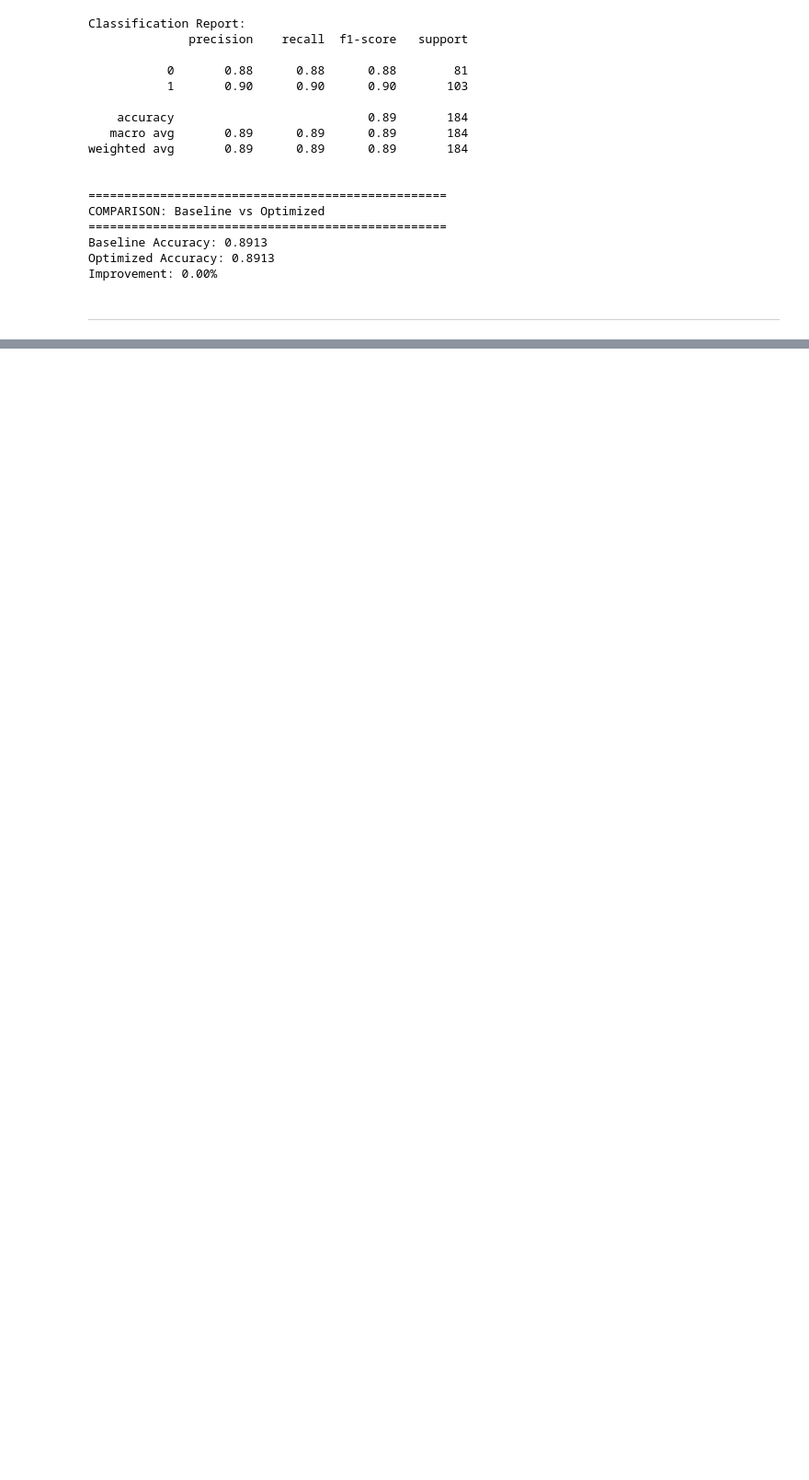
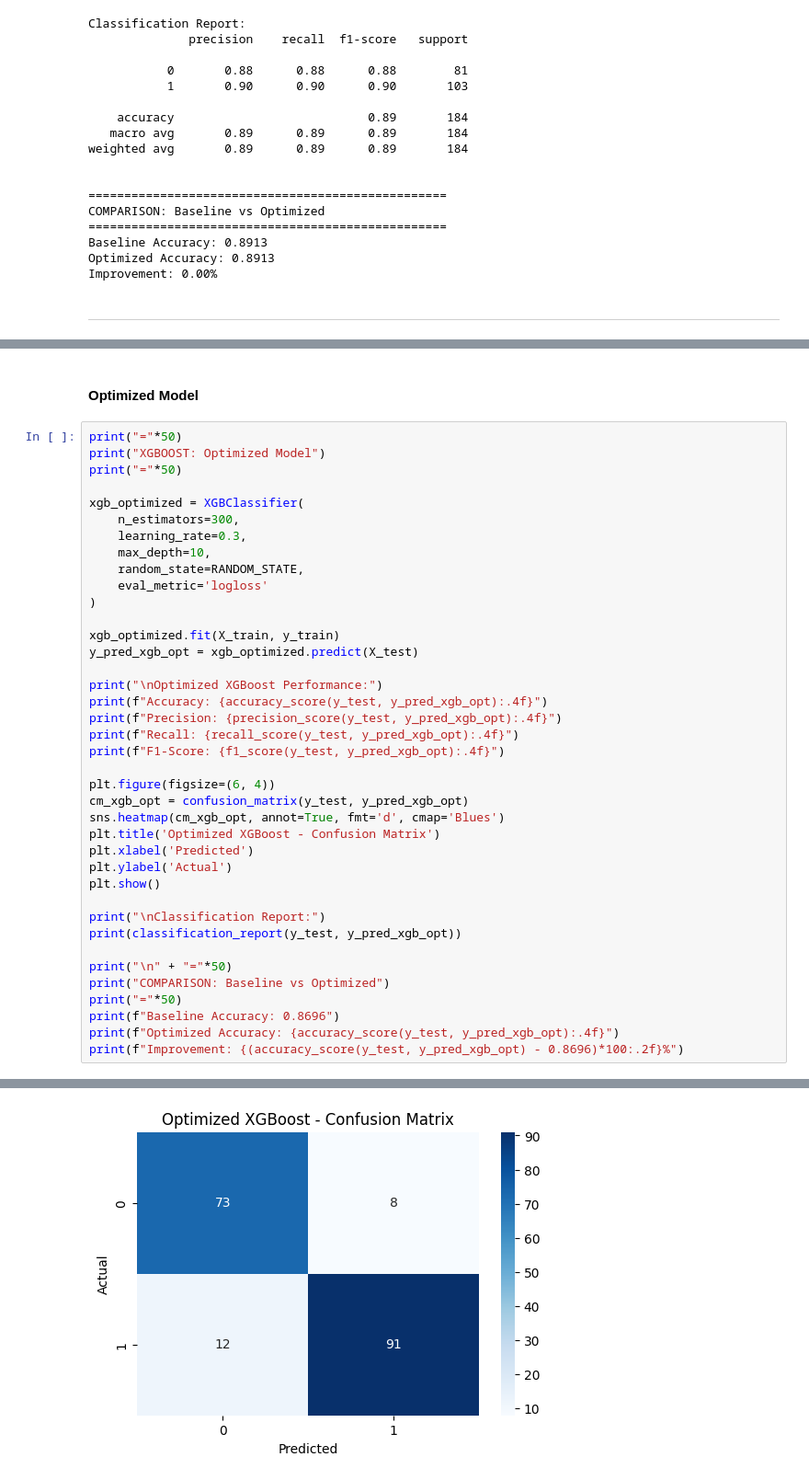
Before and after one commit to saumyashah0510/MachineLearning, a Jupyter notebook: Basic libraries/scikit learn/Projects/Cardiovascular_disease_classifier.ipynb, the cells around one changed output, grey strips where cells are left out. Shown at 92% size. Cells and saved outputs as stored; diff of their text form; blank space fills up the shorter version.

```diff
--- a/Basic libraries/scikit learn/Projects/Cardiovascular_disease_classifier.ipynb
+++ b/Basic libraries/scikit learn/Projects/Cardiovascular_disease_classifier.ipynb
@@ -672,0 +843,42 @@ Improvement: 0.00%
+# %% [markdown]
+#### Optimized Model
+# %%
+print("="*50)
+print("XGBOOST: Optimized Model")
+print("="*50)
+
+xgb_optimized = XGBClassifier(
+    n_estimators=300,
+    learning_rate=0.3,
+    max_depth=10,
+    random_state=RANDOM_STATE,
+    eval_metric='logloss'
+)
+
+xgb_optimized.fit(X_train, y_train)
+y_pred_xgb_opt = xgb_optimized.predict(X_test)
+
+print("\nOptimized XGBoost Performance:")
+print(f"Accuracy: {accuracy_score(y_test, y_pred_xgb_opt):.4f}")
+print(f"Precision: {precision_score(y_test, y_pred_xgb_opt):.4f}")
+print(f"Recall: {recall_score(y_test, y_pred_xgb_opt):.4f}")
+print(f"F1-Score: {f1_score(y_test, y_pred_xgb_opt):.4f}")
+
+plt.figure(figsize=(6, 4))
+cm_xgb_opt = confusion_matrix(y_test, y_pred_xgb_opt)
+sns.heatmap(cm_xgb_opt, annot=True, fmt='d', cmap='Blues')
+plt.title('Optimized XGBoost - Confusion Matrix')
+plt.xlabel('Predicted')
+plt.ylabel('Actual')
+plt.show()
+
+print("\nClassification Report:")
+print(classification_report(y_test, y_pred_xgb_opt))
+
+print("\n" + "="*50)
+print("COMPARISON: Baseline vs Optimized")
+print("="*50)
+print(f"Baseline Accuracy: 0.8696")
+print(f"Optimized Accuracy: {accuracy_score(y_test, y_pred_xgb_opt):.4f}")
+print(f"Improvement: {(accuracy_score(y_test, y_pred_xgb_opt) - 0.8696)*100:.2f}%")
+# %% [output]
@@ -672,0 +894 @@ Improvement: 0.00%
+[figure, added]
```
Also changed, not shown: parts of 10 cells of this notebook.
